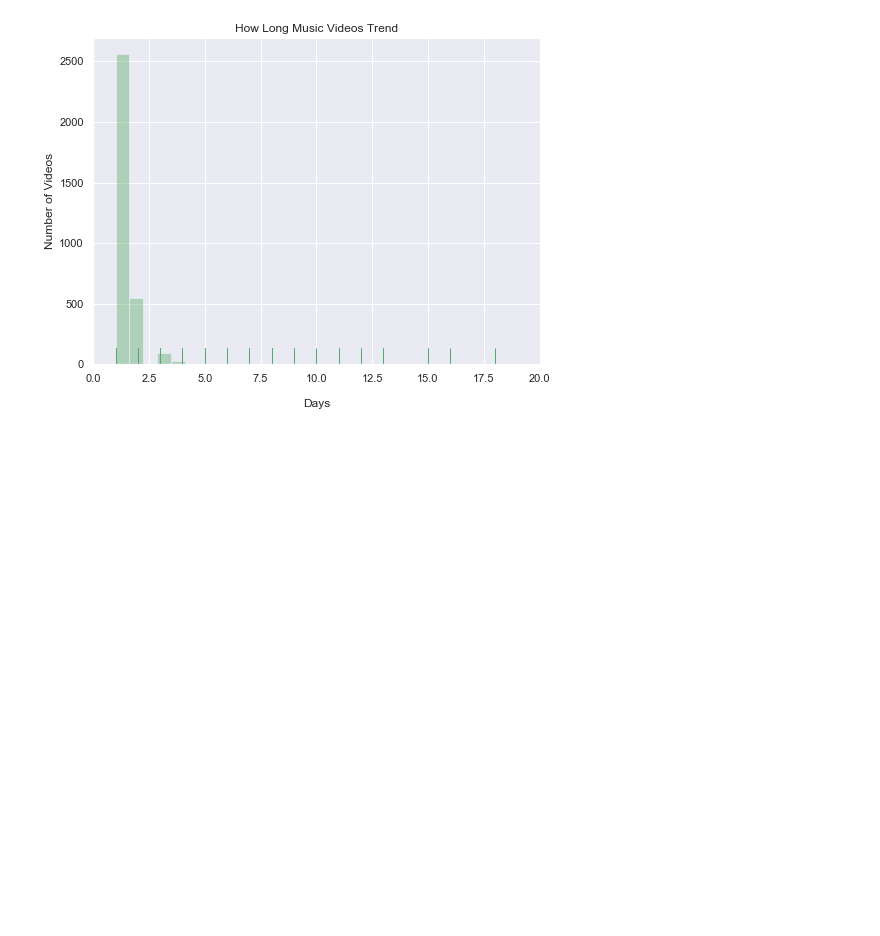
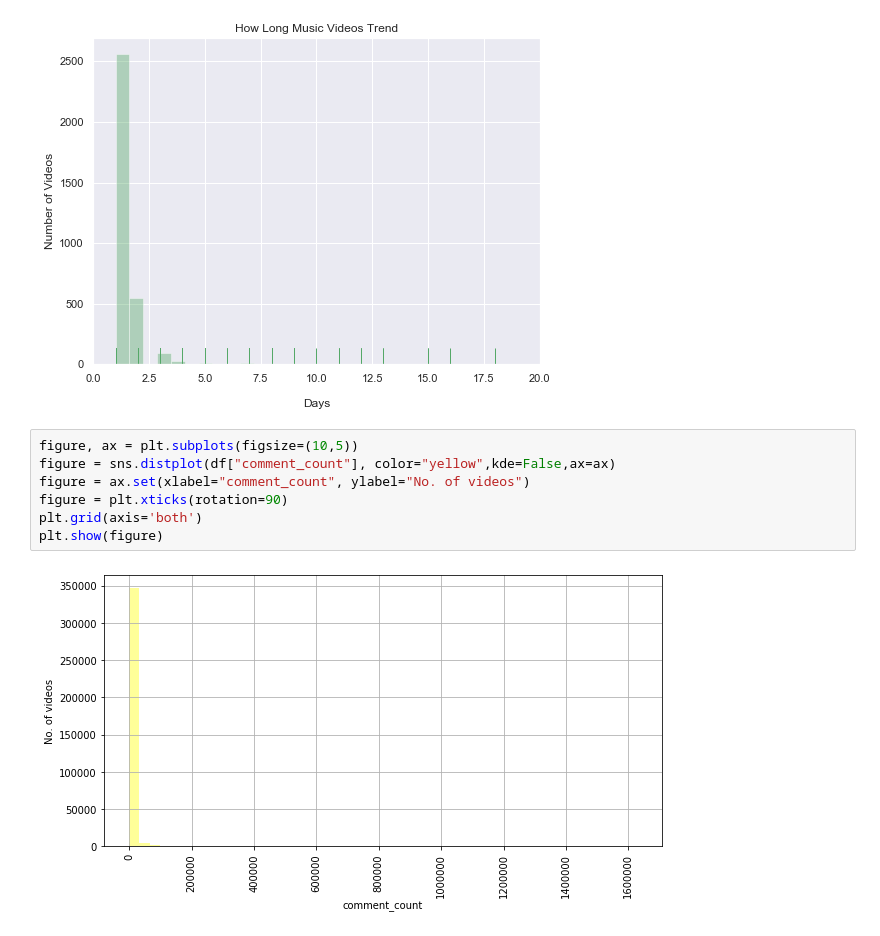
Before and after one commit to jherberg462/python-project, a Jupyter notebook: project_q3.ipynb, the cells around one changed output. Saved outputs shown, nothing was run; the diff lists cells and outputs as text; blank space fills up the shorter version.

```diff
--- a/project_q3.ipynb
+++ b/project_q3.ipynb
@@ -101,3 +101,12 @@ ax.set_ylabel("Number of Videos")
 # %% [output]
 Text(0, 0.5, 'Number of Videos')
 [figure]
+# %%
+figure, ax = plt.subplots(figsize=(10,5))
+figure = sns.distplot(df["comment_count"], color="yellow",kde=False,ax=ax)
+figure = ax.set(xlabel="comment_count", ylabel="No. of videos")
+figure = plt.xticks(rotation=90)
+plt.grid(axis='both')
+plt.show(figure)
+# %% [output]
+[figure, added]
```
Also changed, not shown: parts of 3 cells of this notebook.
